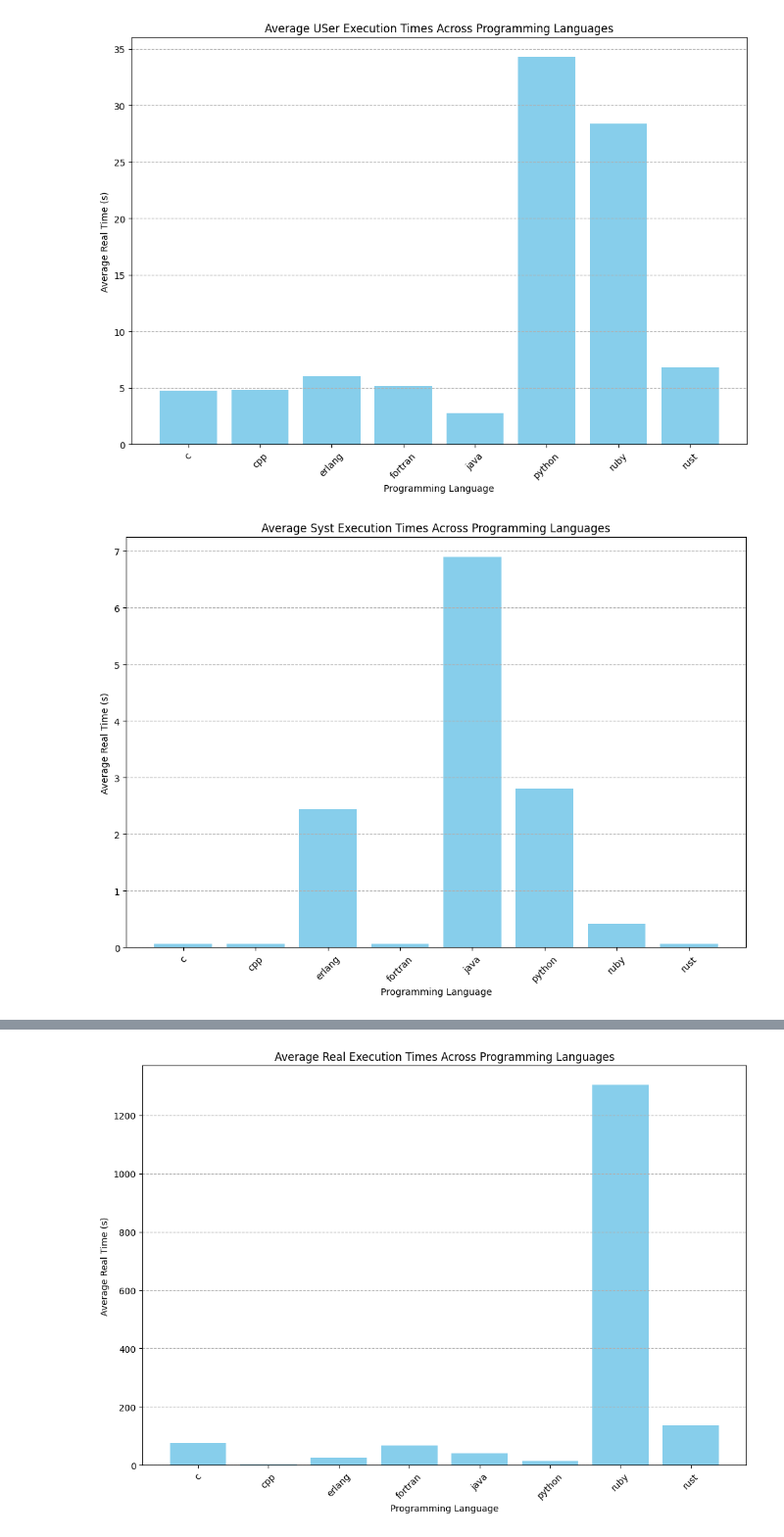
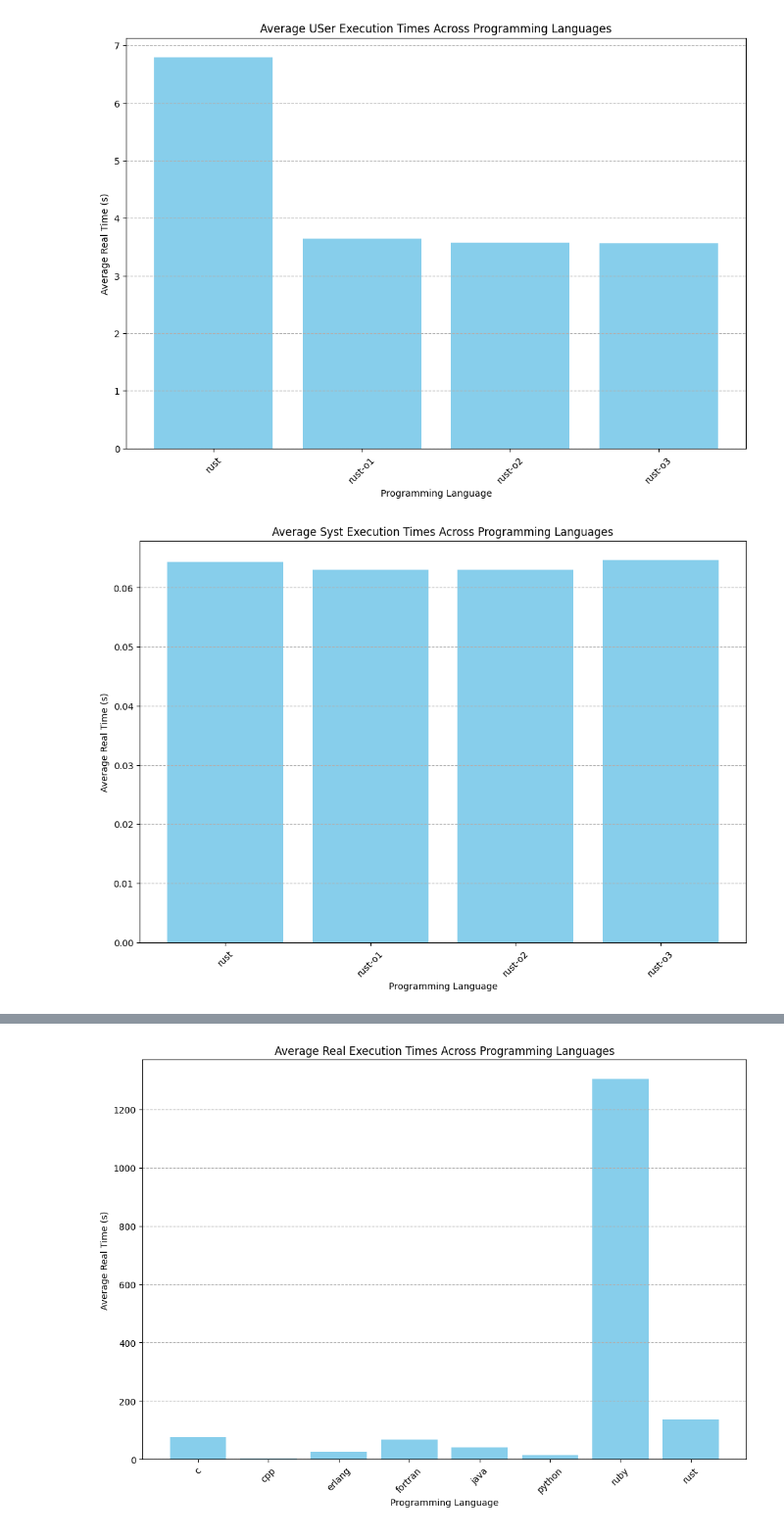
Before and after one commit to anviton/HPC-Benchmark, a Jupyter notebook: Source/Notebook/execution_alog_30_rep.ipynb, the cells around one changed output, grey strips where cells are left out. Shown: that part at 98% size. Cells and saved outputs as stored; diff of their text form; code cells hidden in the pictures.

Commit message:
Ajout du script pour fannkuch avec opti; et mise à jour du notebook execution_alog_30_rep.ipynb pour interpréter les opti de compilation

```diff
--- a/Source/Notebook/execution_alog_30_rep.ipynb
+++ b/Source/Notebook/execution_alog_30_rep.ipynb
@@ -8,13 +8,25 @@ import os
 
 # Noms des fichiers
 file_names = [ "../Algo/BinaryTrees/C/binary_trees/serveur19_c_execution_results.csv",
+              "../Algo/BinaryTrees/C/binary_trees/serveur19_c-o1_execution_results.csv",
+              "../Algo/BinaryTrees/C/binary_trees/serveur19_c-o2_execution_results.csv",
+              "../Algo/BinaryTrees/C/binary_trees/serveur19_c-o3_execution_results.csv",
               "../Algo/BinaryTrees/C++/binary_trees/serveur19_cpp_execution_results.csv",
+              "../Algo/BinaryTrees/C++/binary_trees/serveur19_cpp-o1_execution_results.csv",
+              "../Algo/BinaryTrees/C++/binary_trees/serveur19_cpp-o2_execution_results.csv",
+              "../Algo/BinaryTrees/C++/binary_trees/serveur19_cpp-o3_execution_results.csv",
               "../Algo/BinaryTrees/Erlang/binary_trees/serveur19_erlang_execution_results.csv",
               "../Algo/BinaryTrees/Fortran/binary_trees/serveur19_fortran_execution_results.csv",
+              "../Algo/BinaryTrees/Fortran/binary_trees/serveur19_fortran-o1_execution_results.csv",
+              "../Algo/BinaryTrees/Fortran/binary_trees/serveur19_fortran-o2_execution_results.csv",
+              "../Algo/BinaryTrees/Fortran/binary_trees/serveur19_fortran-o3_execution_results.csv",
               "../Algo/BinaryTrees/Java/binary_trees/src/serveur19_java_execution_results.csv",
               "../Algo/BinaryTrees/Python/binary_trees/serveur19_python_execution_results.csv",
               "../Algo/BinaryTrees/Ruby/binary_trees/serveur19_ruby_execution_results.csv",
               "../Algo/BinaryTrees/Rust/binary_trees/serveur19_rust_execution_results.csv",
+              "../Algo/BinaryTrees/Rust/binary_trees/serveur19_rust-o1_execution_results.csv",
+              "../Algo/BinaryTrees/Rust/binary_trees/serveur19_rust-o2_execution_results.csv",
+              "../Algo/BinaryTrees/Rust/binary_trees/serveur19_rust-o3_execution_results.csv",
               ]
 
 # Initialiser un dictionnaire pour stocker les moyennes des temps d'exécution réels
@@ -84,5 +96,5 @@ plt.show()
-[figure, old version]
+[figure, new version]
-[figure, old version]
+[figure, new version]
 # %%
 ### Fibo
 
```
Also changed, not shown: parts of 3 cells of this notebook, 22 other files.
